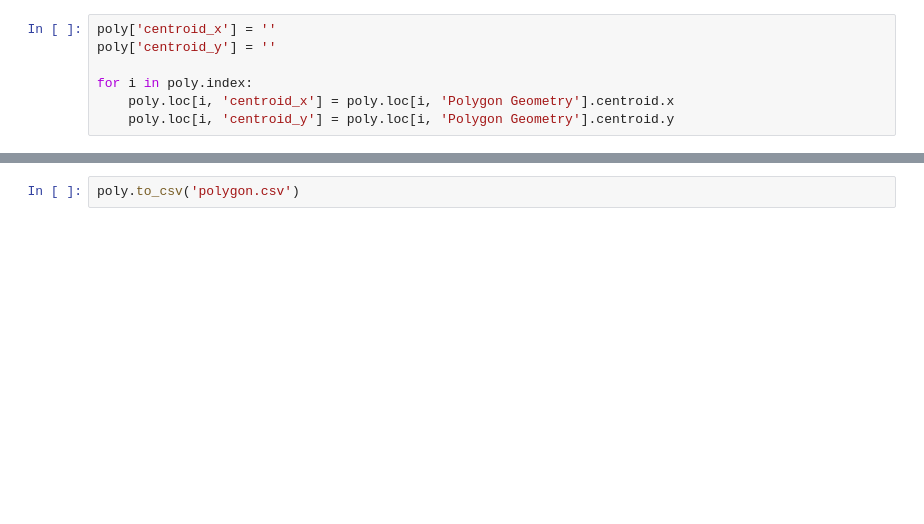
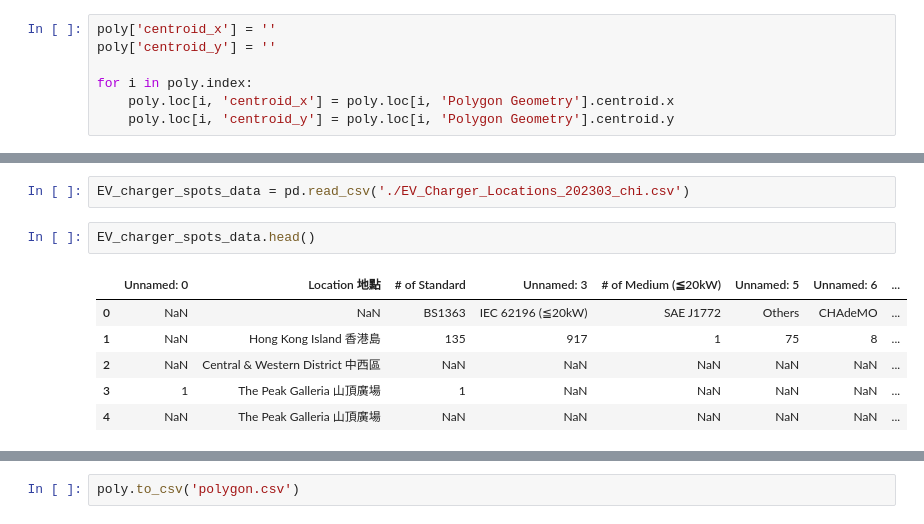
Before and after one commit to khzhang2/HK_region_partition, a Jupyter notebook: HK_region_partition_HKI_KL.ipynb, the cells around one changed output, grey strips where cells are left out. Saved outputs shown, nothing was run; the diff lists cells and outputs as text; blank space fills up the shorter version.

```diff
--- a/HK_region_partition_HKI_KL.ipynb
+++ b/HK_region_partition_HKI_KL.ipynb
@@ -147,0 +168,11 @@ poly
+# %%
+EV_charger_spots_data = pd.read_csv('./EV_Charger_Locations_202303_chi.csv')
+# %%
+EV_charger_spots_data.head()
+# %% [output]
+|  | Unnamed: 0 | Location 地點 | # of Standard | Unnamed: 3 | # of Medium (≦20kW) | Unnamed: 5 | Unnamed: 6 | ... |
+| 0 | NaN | NaN | BS1363 | IEC 62196 (≦20kW) | SAE J1772 | Others | CHAdeMO | ... |
+| 1 | NaN | Hong Kong Island 香港島 | 135 | 917 | 1 | 75 | 8 | ... |
+| 2 | NaN | Central & Western District 中西區 | NaN | NaN | NaN | NaN | NaN | ... |
+| 3 | 1 | The Peak Galleria 山頂廣場 | 1 | NaN | NaN | NaN | NaN | ... |
+| 4 | NaN | The Peak Galleria 山頂廣場 | NaN | NaN | NaN | NaN | NaN | ... |
```
Also changed, not shown: parts of 10 cells of this notebook, 3 other files.
